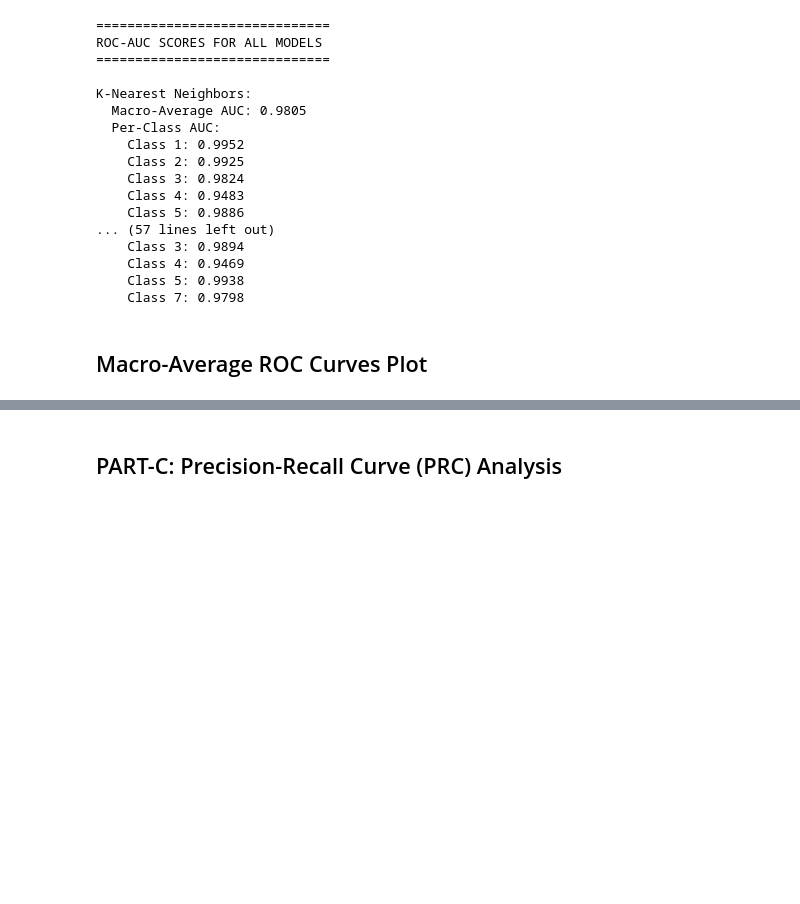
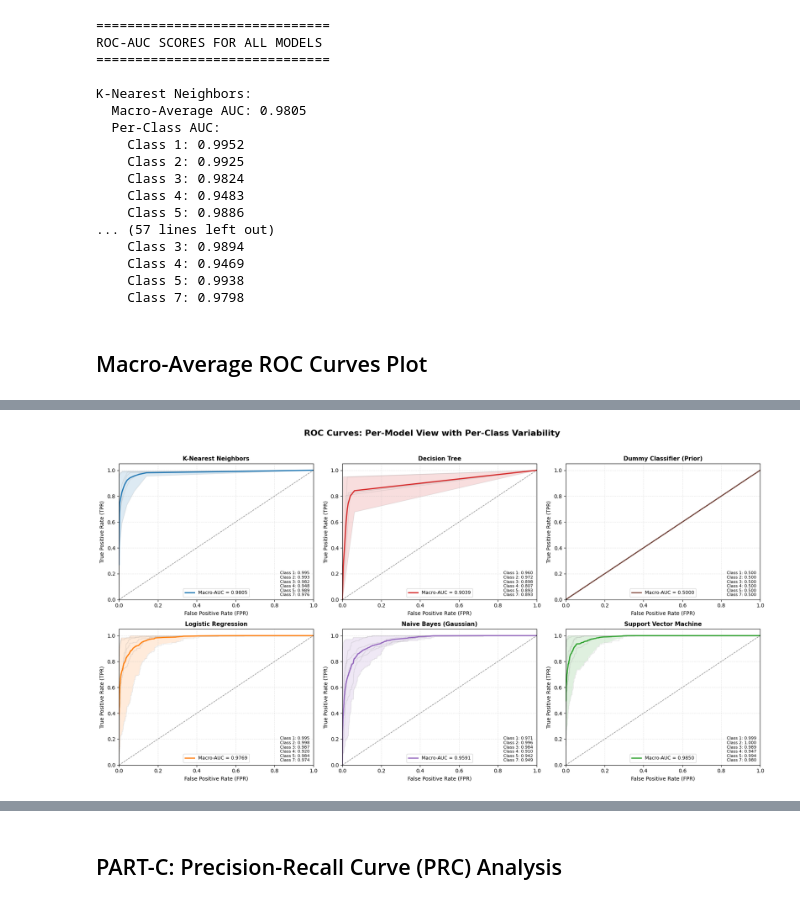
Before and after one commit to ha-rish-23/assignment-7-ha-rish-23, a Jupyter notebook: solution.ipynb, the cells around one changed output, grey strips where cells are left out. Saved outputs shown, nothing was run; the diff lists cells and outputs as text; code cells hidden in the pictures; blank space fills up the shorter version.

Commit message:
added auc plot shadows

```diff
--- a/solution.ipynb
+++ b/solution.ipynb
@@ -322,14 +322,6 @@ for cls in classes:
     count = np.sum(y_test.values.ravel() == cls)
     percentage = (count / len(y_test)) * 100
     print(f"  Class {cls}: {count} samples ({percentage:.1f}%)")
-
-# Demonstrate for each class
-for cls in classes:
-    # Create binary labels (1 for this class, 0 for all others)
-    binary_labels = (y_test.values.ravel() == cls).astype(int)
-
-    positive_count = np.sum(binary_labels == 1)
-    negative_count = np.sum(binary_labels == 0)
 # %% [output]
 ========================================
 ONE-VS-REST (OvR) TRANSFORMATION EXAMPLE
@@ -601,0 +471,85 @@ Looking at our results:
+# %%
+# Create a 2x3 subplot grid for 6 models
+fig, axes = plt.subplots(2, 3, figsize=(18, 10))
+axes = axes.ravel()
+
+# Define colors for each model
+model_colors = {
+    'K-Nearest Neighbors': '#1f77b4',
+    'Support Vector Machine': '#2ca02c',
+    'Logistic Regression': '#ff7f0e',
+    'Decision Tree': '#d62728',
+    'Naive Bayes (Gaussian)': '#9467bd',
+    'Dummy Classifier (Prior)': '#8c564b'
+}
+
+# Iterate over models and plot each in its own subplot
+for idx, (model_name, data) in enumerate(roc_data.items()):
+    ax = axes[idx]
+    color = model_colors.get(model_name, 'gray')
+
+    fpr_macro = data['fpr']['macro']
+    tpr_macro = data['tpr']['macro']
+    roc_auc_macro = data['roc_auc']['macro']
+
+    # 1. Plot per-class ROC curves faintly
+    for i in range(n_classes):
+        ax.plot(data['fpr'][i], data['tpr'][i], color='gray', alpha=0.2, lw=1)
+
+    # 2. Calculate and plot the "Shadow" (Min/Max TPR across classes)
+    all_fpr = fpr_macro
+    tprs_interp = []
+
+    # Interpolate all per-class TPRs onto the common macro-average FPR points
+    for i in range(n_classes):
+        fpr_class = data['fpr'][i]
+        tpr_class = data['tpr'][i]
+        tpr_interp = np.interp(all_fpr, fpr_class, tpr_class)
+        tprs_interp.append(tpr_interp)
+
+    tprs_interp = np.array(tprs_interp)
+    tpr_min = tprs_interp.min(axis=0)
+    tpr_max = tprs_interp.max(axis=0)
+
+    # Plot the shaded area (the "shadow" of class variability)
+    ax.fill_between(all_fpr, tpr_min, tpr_max, color=color, alpha=0.15, edgecolor='none')
+
+    # 3. Plot the macro-average ROC curve (the main line)
+    ax.plot(fpr_macro, tpr_macro, label=f'Macro-AUC = {roc_auc_macro:.4f}', lw=2.2, color=color)
+
+    # 4. Plot diagonal baseline
+    ax.plot([0, 1], [0, 1], 'k--', lw=1, alpha=0.5)
+
+    # Add per-class AUC values as text
+    class_aucs = [data['roc_auc'][i] for i in range(n_classes)]
+    auc_text = '\n'.join([f'Class {classes[i]}: {class_aucs[i]:.3f}' for i in range(n_classes)])
+    ax.text(0.98, 0.02, auc_text, transform=ax.transAxes, fontsize=8,
+            verticalalignment='bottom', horizontalalignment='right',
+            bbox=dict(facecolor='white', alpha=0.6, edgecolor='none'))
+
+    # Set subplot aesthetics
+    ax.set_xlim([0.0, 1.0])
+    ax.set_ylim([0.0, 1.05])
+    ax.set_xlabel('False Positive Rate (FPR)', fontsize=10)
+    ax.set_ylabel('True Positive Rate (TPR)', fontsize=10)
+    ax.set_title(model_name, fontsize=11, fontweight='bold')
+    ax.legend(loc='lower center', fontsize=9)
+    ax.grid(True, linestyle='--', alpha=0.3)
+
+plt.suptitle('ROC Curves: Per-Model View with Per-Class Variability', fontsize=16, fontweight='bold')
+plt.tight_layout(rect=[0, 0.03, 1, 0.96])
+plt.savefig('multi_model_roc_shadow.png', dpi=150, bbox_inches='tight')
+plt.show()
+
+# Print summary
+print("\n" + "="*50)
+print("MACRO-AVERAGE AUC SUMMARY (Order: Best to worst)")
+print("="*50)
+auc_summary = [(name, data['roc_auc']['macro']) for name, data in roc_data.items()]
+auc_summary_sorted = sorted(auc_summary, key=lambda x: x[1], reverse=True)
+
+for rank, (name, auc_val) in enumerate(auc_summary_sorted, 1):
+    print(f"{rank}. {name:30s} AUC = {auc_val:.4f}")
+print("="*50)
+# %% [output]
+[figure, added]
```
Also changed, not shown: parts of 4 cells of this notebook.
